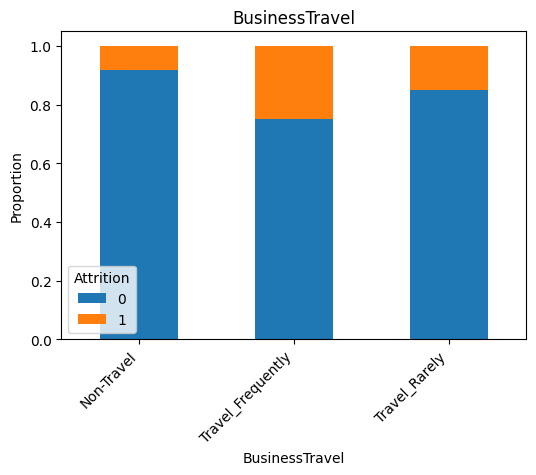
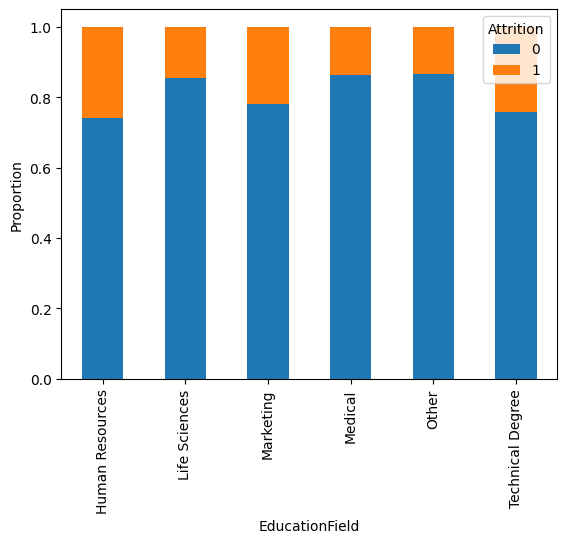
The notebook cell's code change between the first figure and the second:
--- before
+++ after
@@ -1,20 +1,10 @@
-import matplotlib.pyplot as plt
+(
+    df
+    .groupby('EducationField')['Attrition']
+    .value_counts(normalize=True)
+    .unstack()
+    .plot(kind='bar', stacked=True)
+)
 
-def plot_attrition_by_category(df, col):
-    (
-        df
-        .groupby(col)['Attrition']
-        .value_counts(normalize=True)
-        .unstack()
-        .plot(kind='bar', stacked=True, figsize=(6,4))
-    )
-    plt.ylabel('Proportion')
-    plt.title(col)
-    plt.legend(title='Attrition')
-    plt.xticks(rotation=45, ha='right')
-    
-    
-for col in categorical_cols:
-    plot_attrition_by_category(df, col)
-plt.tight_layout()
-plt.show()
+plt.ylabel('Proportion')
+plt.legend(title='Attrition')

Commit: v2